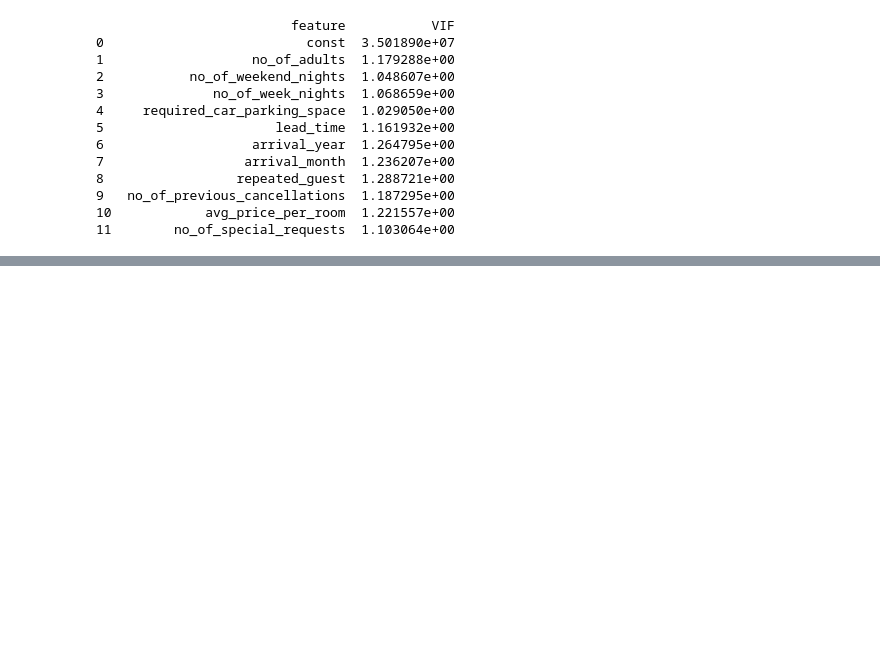
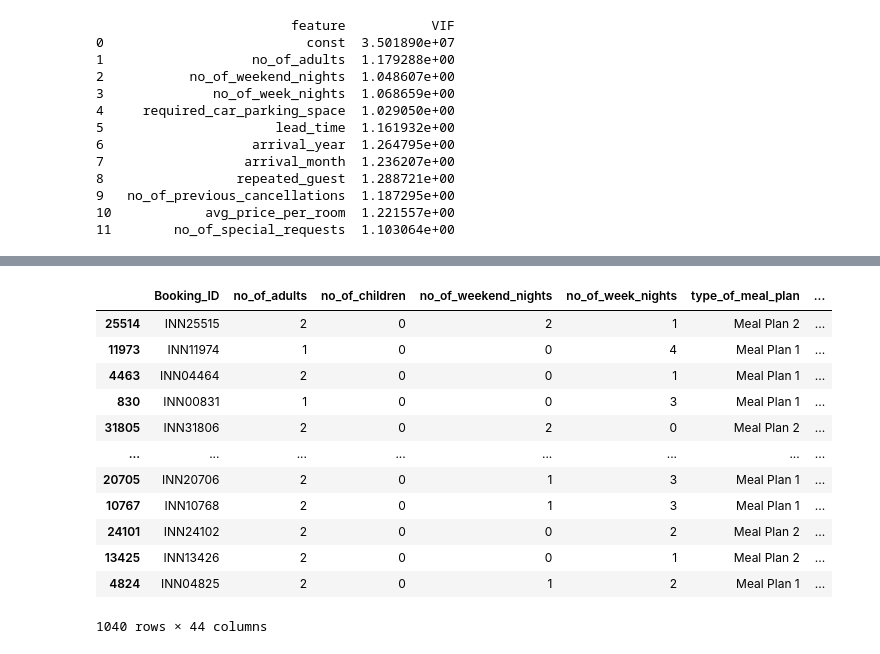
Before and after one commit to LinhNgaNguyen/STAT303-2-Project, a Jupyter notebook: Models - Autocorrelation.ipynb, the cells around one changed output, grey strips where cells are left out. Saved outputs shown, nothing was run; the diff lists cells and outputs as text; code cells hidden in the pictures; blank space fills up the shorter version.

```diff
--- a/Models - Autocorrelation.ipynb
+++ b/Models - Autocorrelation.ipynb
@@ -583,0 +668,18 @@ print(vif_data)
+# %%
+## Dataset with just observations in the 16th bin
+bin16 = grouped.get_group(list(grouped.groups.keys())[15])
+bin16
+# %% [output]
+|  | Booking_ID | no_of_adults | no_of_children | no_of_weekend_nights | no_of_week_nights | type_of_meal_plan | ... |
+| 25514 | INN25515 | 2 | 0 | 2 | 1 | Meal Plan 2 | ... |
+| 11973 | INN11974 | 1 | 0 | 0 | 4 | Meal Plan 1 | ... |
+| 4463 | INN04464 | 2 | 0 | 0 | 1 | Meal Plan 1 | ... |
+| 830 | INN00831 | 1 | 0 | 0 | 3 | Meal Plan 1 | ... |
+| 31805 | INN31806 | 2 | 0 | 2 | 0 | Meal Plan 2 | ... |
+| ... | ... | ... | ... | ... | ... | ... | ... |
+| 20705 | INN20706 | 2 | 0 | 1 | 3 | Meal Plan 1 | ... |
+| 10767 | INN10768 | 2 | 0 | 1 | 3 | Meal Plan 1 | ... |
+| 24101 | INN24102 | 2 | 0 | 0 | 2 | Meal Plan 2 | ... |
+| 13425 | INN13426 | 2 | 0 | 0 | 1 | Meal Plan 2 | ... |
+| 4824 | INN04825 | 2 | 0 | 1 | 2 | Meal Plan 1 | ... |
+1040 rows × 44 columns
```
Also changed, not shown: parts of 24 cells of this notebook, 2 other files.
